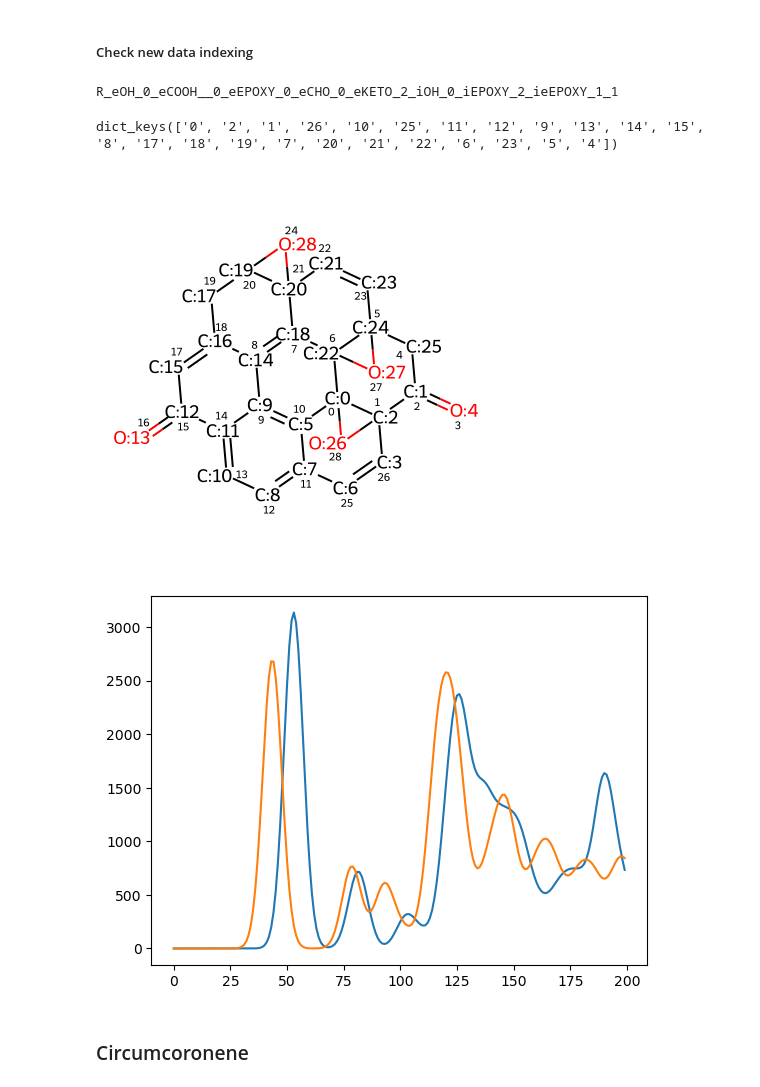
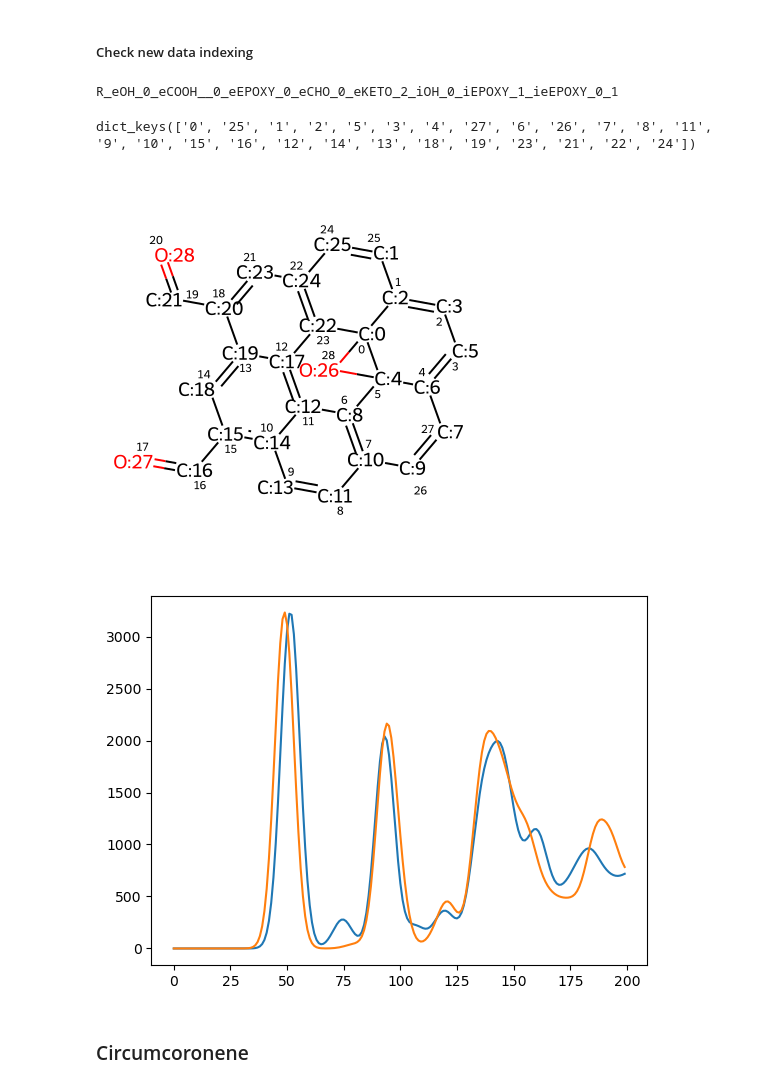
Before and after one commit to sam-j-hall/GO_molecule_GNN, a Jupyter notebook: view_data.ipynb, the cells around one changed output. Drawn from its saved outputs; the diff is of its cells as text; code cells hidden in the pictures.

Commit message:
Update data notebooks and final data

```diff
--- a/view_data.ipynb
+++ b/view_data.ipynb
@@ -32,6 +32,6 @@ with open('raw/data_coronene_4sets_0.6.json', 'rb') as file:
 # Get the name IDs for all molecules
 ids = list(dict[0].keys())
 # First molecule name ID in list
-name = ids[26]
+name = ids[24]
 print(name)
 # %% [output]
@@ -432,32 +432,32 @@ with open('raw/data_coronene_4sets_0.6_new.json', 'w') as f:
 ##### Check new data indexing
 # %%
 # Search data to find name of molecule from given SMILES
-smi = '[C:0]123[C:2]4([C:1](=[O:4])[CH2:25][C:24]56[C:22]1([C:18]1=[C:14]7[c:9]8[c:5]2[c:7]([cH:8][cH:10][c:11]8[C:12](=[O:13])[CH:15]=[C:16]7[CH2:17][CH:19]2[C:20]1([CH:21]=[CH:23]5)[O:28]2)[CH:6]=[CH:3]4)[O:27]6)[O:26]3'
+smi = '[C:0]123[C:2]4=[CH:3][CH:5]=[C:6]5[C:4]1([c:8]1[c:10]([cH:11][cH:13][c:14]6[c:12]1[c:17]1[c:19]([cH:18][c:15]6[CH:16]=[O:27])[c:20]([CH:21]=[O:28])[cH:23][c:24]([c:22]12)[CH:25]=[CH:1]4)[CH:9]=[CH:7]5)[O:26]3'
 mol_name = list(data[0].keys())[list(data[0].values()).index(smi)]
 
 #mol_name = ids[10]
 print(mol_name)
 # %% [output]
-R_eOH_0_eCOOH__0_eEPOXY_0_eCHO_0_eKETO_2_iOH_0_iEPOXY_2_ieEPOXY_1_1
+R_eOH_0_eCOOH__0_eEPOXY_0_eCHO_0_eKETO_2_iOH_0_iEPOXY_1_ieEPOXY_0_1
 # %%
 # View all the atom keys for molecule
 data[1][mol_name].keys()
 # %% [output]
-dict_keys(['0', '2', '1', '26', '10', '25', '11', '12', '9', '13', '14', '15', '8', '17', '18', '19', '7', '20', '21', '22', '6', '23', '5', '4'])
+dict_keys(['0', '25', '1', '2', '5', '3', '4', '27', '6', '26', '7', '8', '11', '9', '10', '15', '16', '12', '14', '13', '18', '19', '23', '21', '22', '24'])
 # %%
 mol = Chem.MolFromSmiles(data[0][mol_name])
 mol
 # %% [output]
-[figure, old version]
+[figure, new version]
 # %%
 # Check new indexing, should be dictionary key
 # corresponds to the rdkit index value
-plt.plot(data[1][mol_name]['9'])
-#plt.plot(data[1][mol_name]['6'])
-plt.plot(data[1][mol_name]['8'])
+plt.plot(data[1][mol_name]['27'])
+plt.plot(data[1][mol_name]['26'])
+#plt.plot(data[1][mol_name]['25'])
 plt.show()
 # %% [output]
-[figure, old version]
+[figure, new version]
 # %% [markdown]
 ### Circumcoronene
 # %% [markdown]
```
Also changed, not shown: parts of 10 cells of this notebook, 7 other files.
